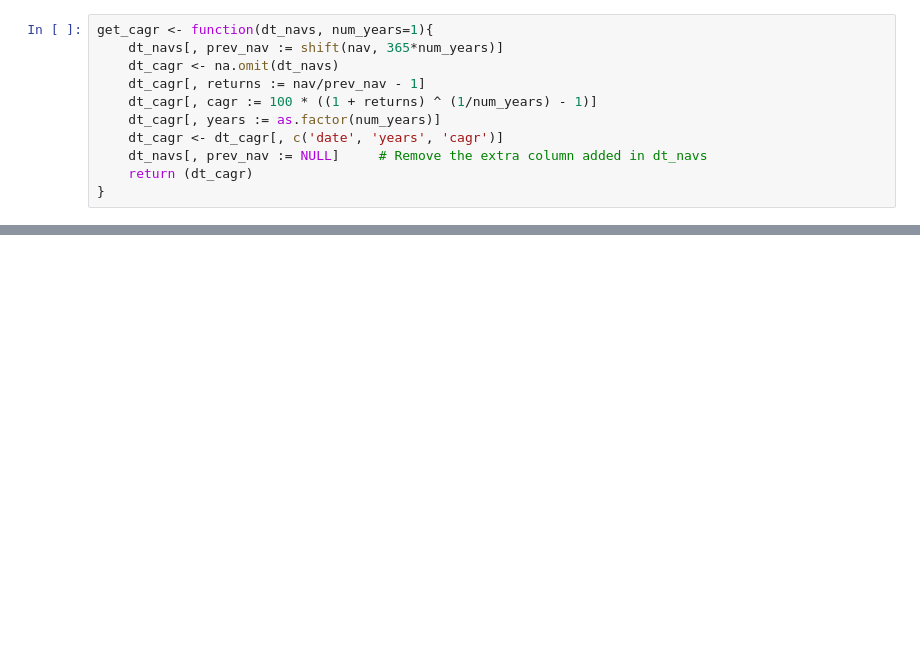
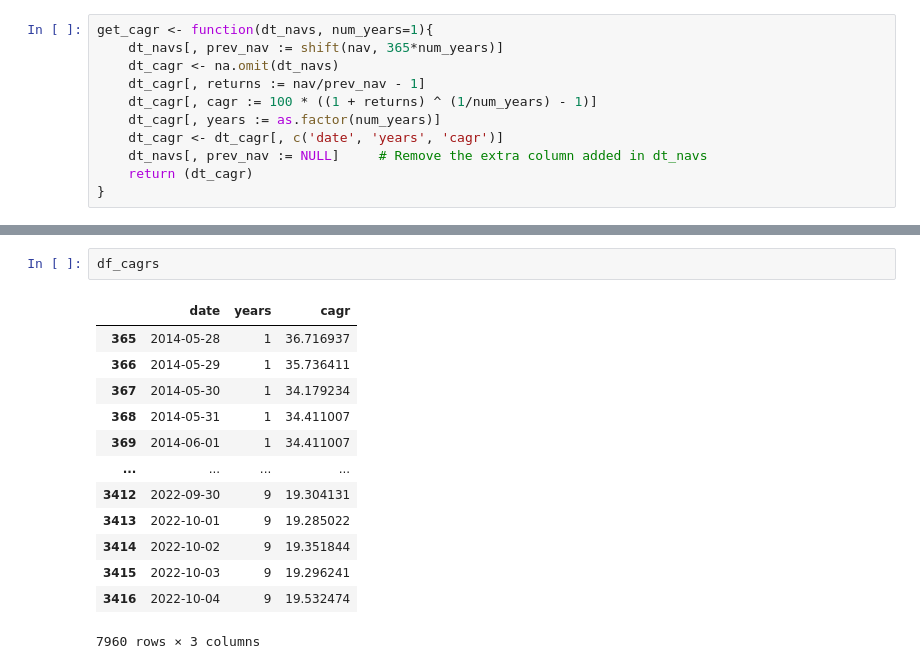
Before and after one commit to themefrugal/mutual_fund_analysis, a Jupyter notebook: notebooks/explore.ipynb, the cells around one changed output, grey strips where cells are left out. Cells and saved outputs as stored; diff of their text form; blank space fills up the shorter version.

```diff
--- a/notebooks/explore.ipynb
+++ b/notebooks/explore.ipynb
@@ -72,0 +74,16 @@ df_navs
+# %%
+df_cagrs
+# %% [output]
+|  | date | years | cagr |
+| 365 | 2014-05-28 | 1 | 36.716937 |
+| 366 | 2014-05-29 | 1 | 35.736411 |
+| 367 | 2014-05-30 | 1 | 34.179234 |
+| 368 | 2014-05-31 | 1 | 34.411007 |
+| 369 | 2014-06-01 | 1 | 34.411007 |
+| ... | ... | ... | ... |
+| 3412 | 2022-09-30 | 9 | 19.304131 |
+| 3413 | 2022-10-01 | 9 | 19.285022 |
+| 3414 | 2022-10-02 | 9 | 19.351844 |
+| 3415 | 2022-10-03 | 9 | 19.296241 |
+| 3416 | 2022-10-04 | 9 | 19.532474 |
+7960 rows × 3 columns
```
Also changed, not shown: parts of 16 cells of this notebook.
